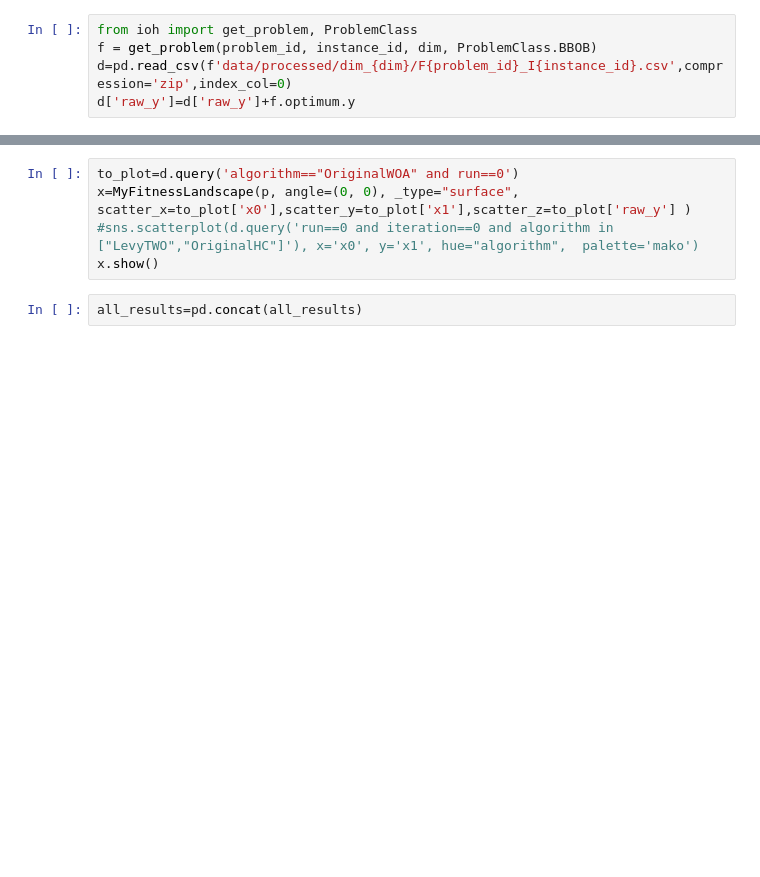
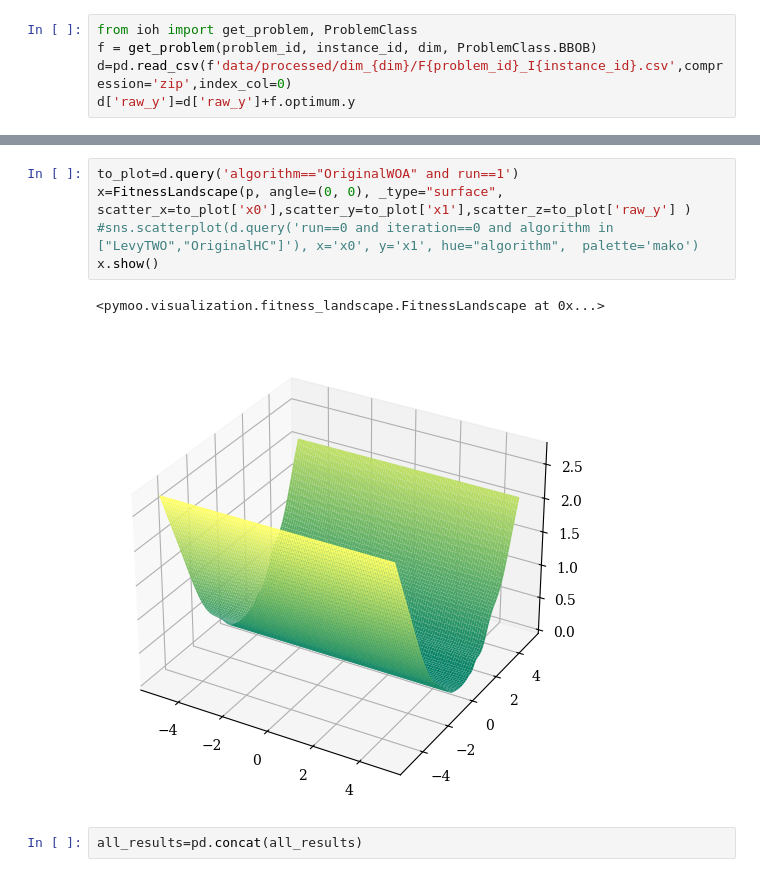
Before and after one commit to 8Timon24/Diploma-Analiza-in-vizualizacija-algoritmov-za-optimizacijo, a Jupyter notebook: 4_example_visualize_trajectories_for_clustering.ipynb, the cells around one changed output, grey strips where cells are left out. Drawn from its saved outputs; the diff is of its cells as text; blank space fills up the shorter version.

```diff
--- a/4_example_visualize_trajectories_for_clustering.ipynb
+++ b/4_example_visualize_trajectories_for_clustering.ipynb
@@ -167,8 +177,11 @@ x.show()
 # %%
-to_plot=d.query('algorithm=="OriginalWOA" and run==0')
-x=MyFitnessLandscape(p, angle=(0, 0), _type="surface", scatter_x=to_plot['x0'],scatter_y=to_plot['x1'],scatter_z=to_plot['raw_y'] )
+to_plot=d.query('algorithm=="OriginalWOA" and run==1')
+x=FitnessLandscape(p, angle=(0, 0), _type="surface", scatter_x=to_plot['x0'],scatter_y=to_plot['x1'],scatter_z=to_plot['raw_y'] )
 #sns.scatterplot(d.query('run==0 and iteration==0 and algorithm in ["LevyTWO","OriginalHC"]'), x='x0', y='x1', hue="algorithm",  palette='mako')
 x.show()
+# %% [output]
+<pymoo.visualization.fitness_landscape.FitnessLandscape at 0x...>
+[figure, added]
 # %%
 all_results=pd.concat(all_results)
 # %%
```
Also changed, not shown: parts of 6 cells of this notebook, 4 other files.
